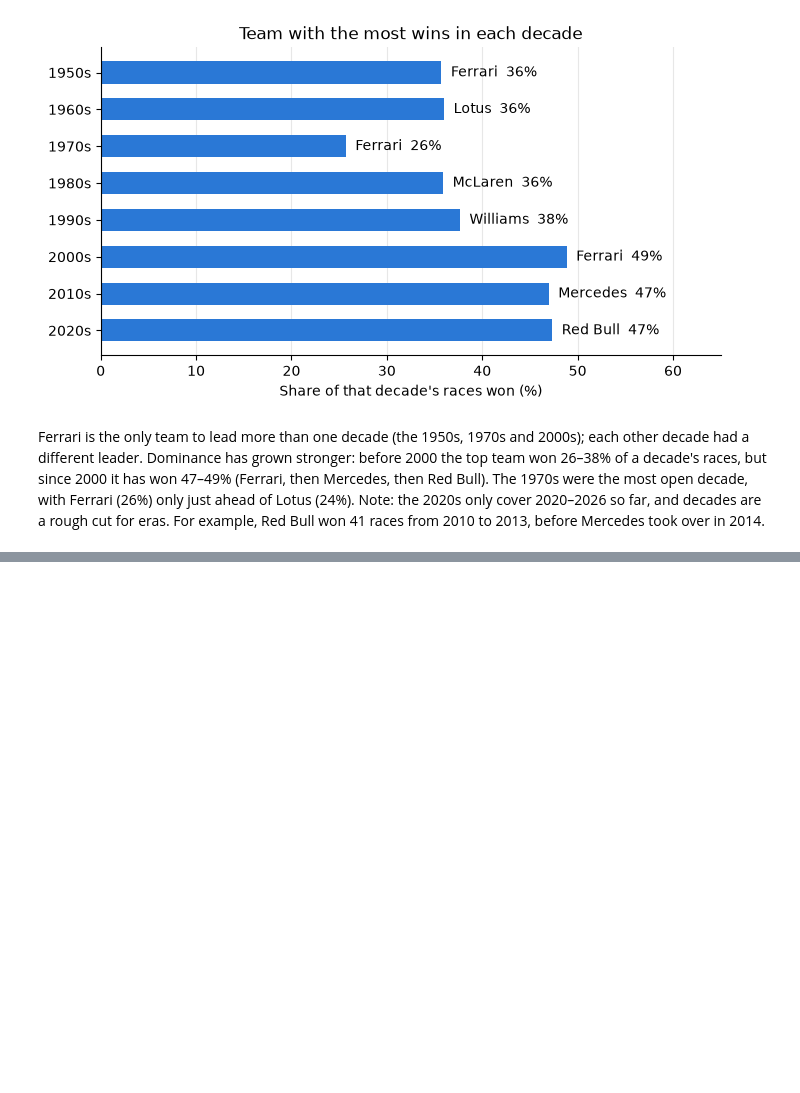
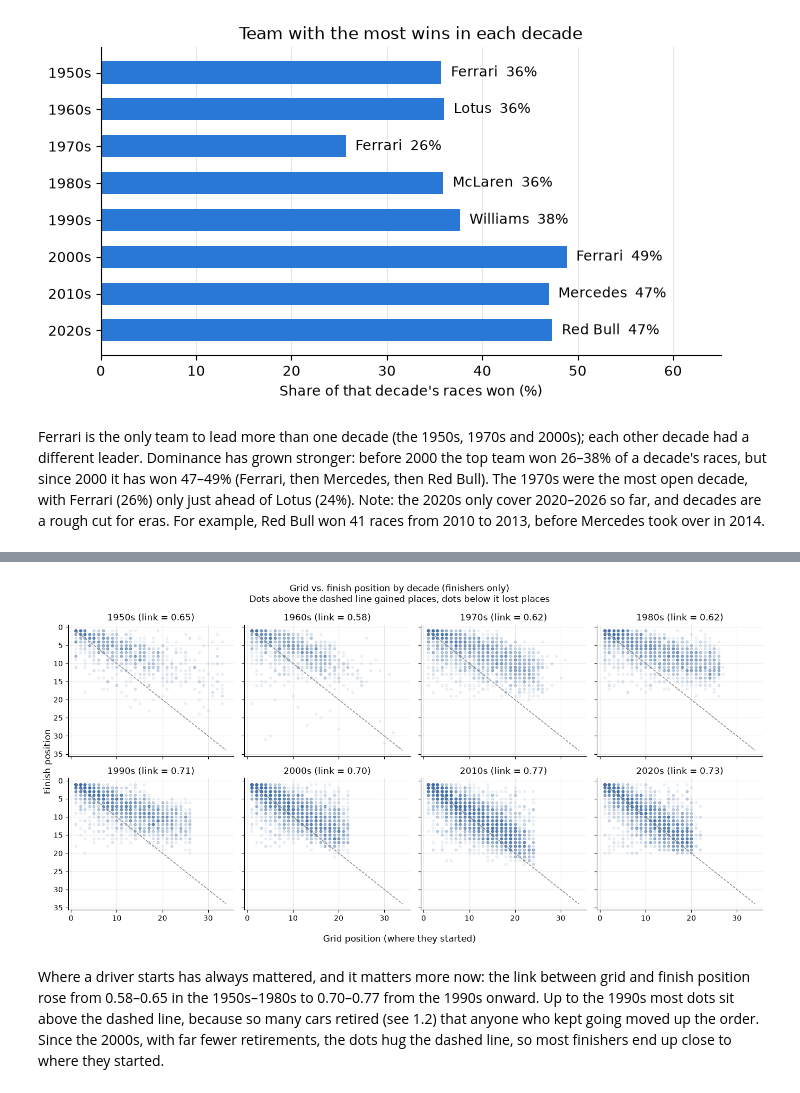
Before and after one commit to Aris-Esfahani/what-decides-an-f1-race, a Jupyter notebook: notebooks/02_explore.ipynb, the cells around one changed output, grey strips where cells are left out. Drawn from its saved outputs; the diff is of its cells as text; code cells hidden in the pictures; blank space fills up the shorter version.

Commit message:
1.4: Add grid vs finish by decade

```diff
--- a/notebooks/02_explore.ipynb
+++ b/notebooks/02_explore.ipynb
@@ -248,0 +251,11 @@ Note: the 2020s only cover 2020–2026 so far, and decades are a rough cut for e
+# %%
+# Only drivers who finished and started from a real grid spot (grid 0 = started from the pit lane)
+finishers = df[df["finished"] & (df["grid"] > 0)]
+
+# One number per decade: how closely finish order follows grid order
+# (1 = exactly the same order, 0 = no connection at all)
+def grid_finish_link(d):
+    return d["grid"].corr(d["position"])
+
+link = finishers.groupby("decade").apply(grid_finish_link)
+link.round(2)
@@ -248,0 +273,25 @@ Note: the 2020s only cover 2020–2026 so far, and decades are a rough cut for e
+# %%
+decades = sorted(finishers["decade"].unique())
+
+fig, axes = plt.subplots(2, 4, figsize=(14, 7), sharex=True, sharey=True)
+
+for ax, decade in zip(axes.flat, decades):
+    d = finishers[finishers["decade"] == decade]
+    ax.scatter(d["grid"], d["position"], s=10, alpha=0.08, color="#3b6ea8")
+    ax.plot([1, 34], [1, 34], color="gray", linewidth=1, linestyle="--")
+    ax.set_title(f"{decade}s (link = {link[decade]:.2f})")
+    ax.grid(alpha=0.3)
+    ax.spines[["top", "right"]].set_visible(False)
+
+axes[0, 0].invert_yaxis()
+fig.supxlabel("Grid position (where they started)")
+fig.supylabel("Finish position")
+fig.suptitle("Grid vs. finish position by decade (finishers only)\nDots above the dashed line gained places, dots below it lost places")
+plt.tight_layout()
+plt.show()
+# %% [output]
+[figure, added]
+# %% [markdown]
+Where a driver starts has always mattered, and it matters more now: the link between grid and finish position rose from 0.58–0.65 in the 1950s–1980s to 0.70–0.77 from the 1990s onward.
+Up to the 1990s most dots sit above the dashed line, because so many cars retired (see 1.2) that anyone who kept going moved up the order.
+Since the 2000s, with far fewer retirements, the dots hug the dashed line, so most finishers end up close to where they started.
```
Also changed, not shown: parts of 2 cells of this notebook.
